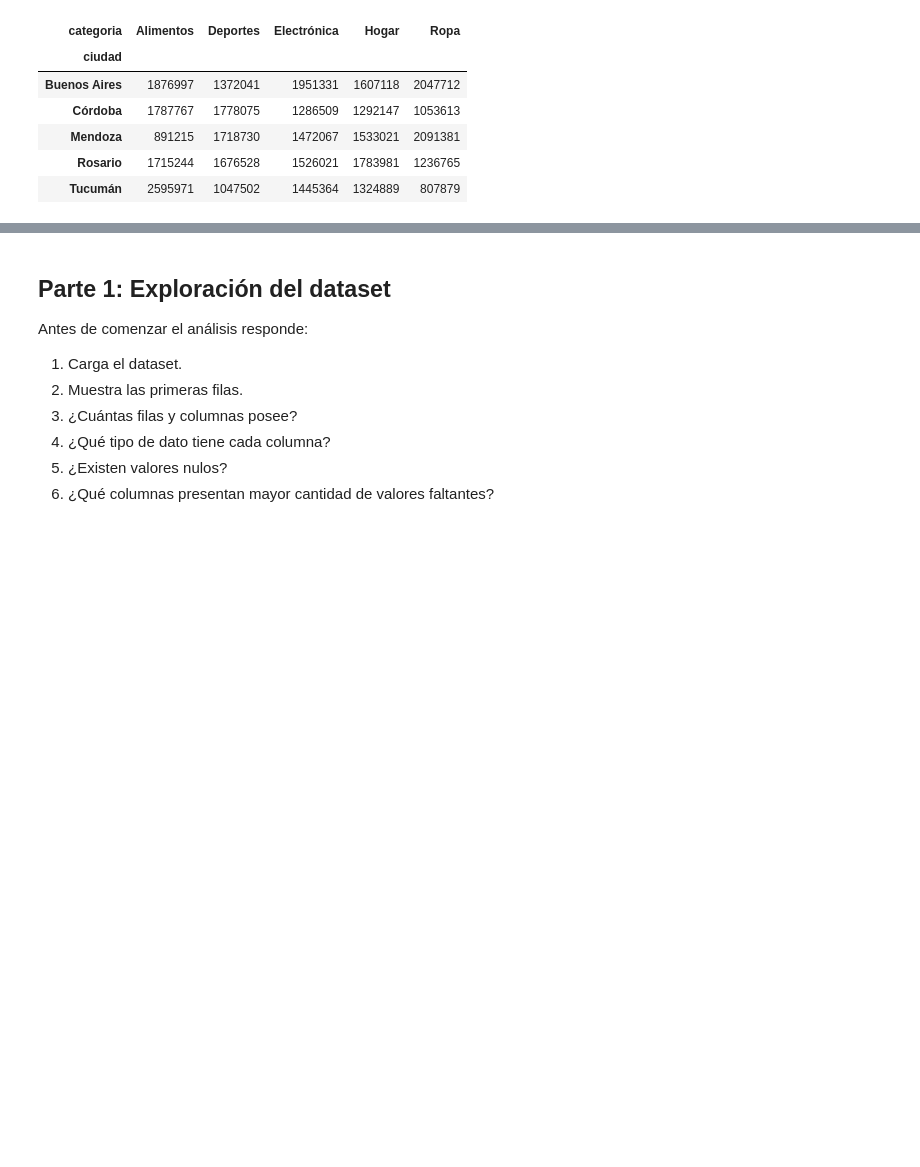
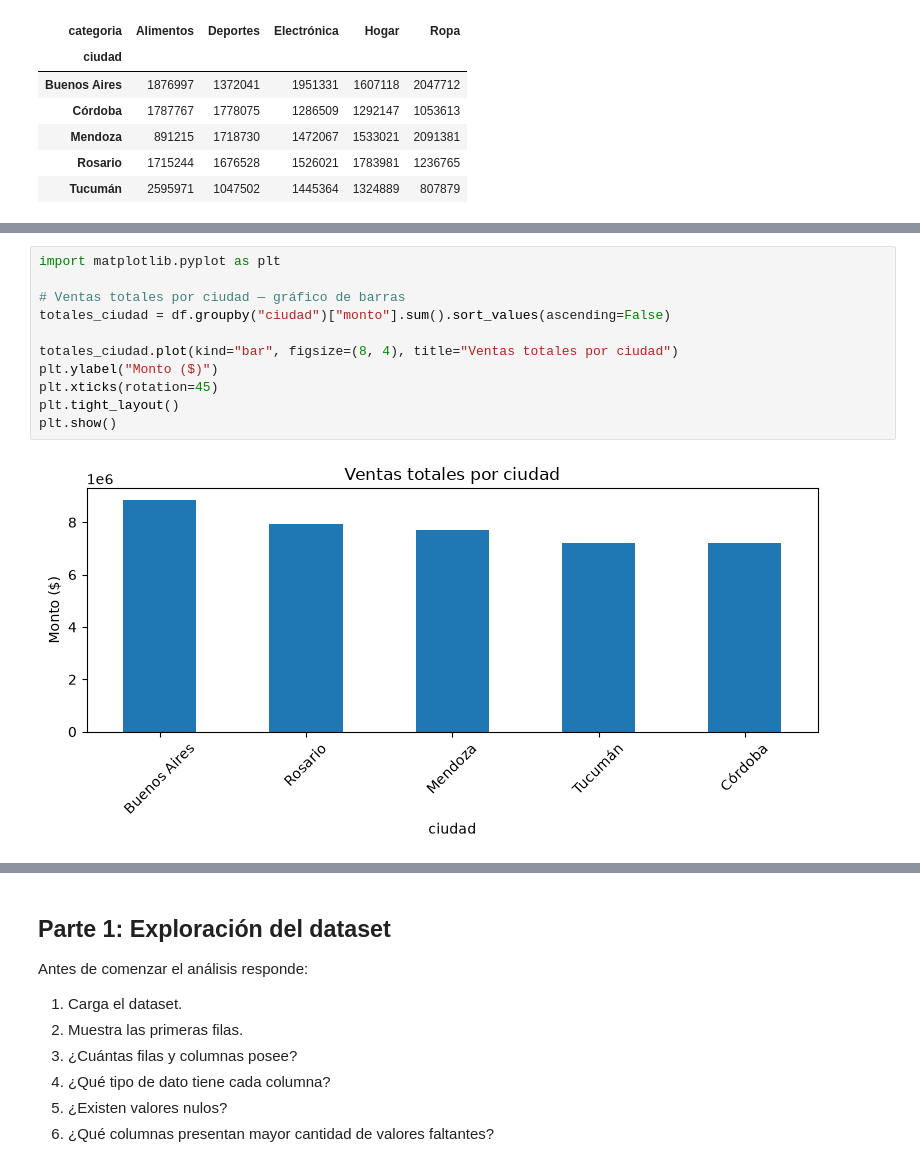
Before and after one commit to danischulday/data-analysis-course, a Jupyter notebook: modulo-3-transformacion/clase-10/practica/notebook.ipynb, the cells around one changed output, grey strips where cells are left out. Saved outputs shown, nothing was run; the diff lists cells and outputs as text; blank space fills up the shorter version.

```diff
--- a/modulo-3-transformacion/clase-10/practica/notebook.ipynb
+++ b/modulo-3-transformacion/clase-10/practica/notebook.ipynb
@@ -126,0 +147,13 @@ tabla
+# %%
+import matplotlib.pyplot as plt
+
+# Ventas totales por ciudad — gráfico de barras
+totales_ciudad = df.groupby("ciudad")["monto"].sum().sort_values(ascending=False)
+
+totales_ciudad.plot(kind="bar", figsize=(8, 4), title="Ventas totales por ciudad")
+plt.ylabel("Monto ($)")
+plt.xticks(rotation=45)
+plt.tight_layout()
+plt.show()
+# %% [output]
+[figure, added]
```
Also changed, not shown: parts of 2 cells of this notebook.
